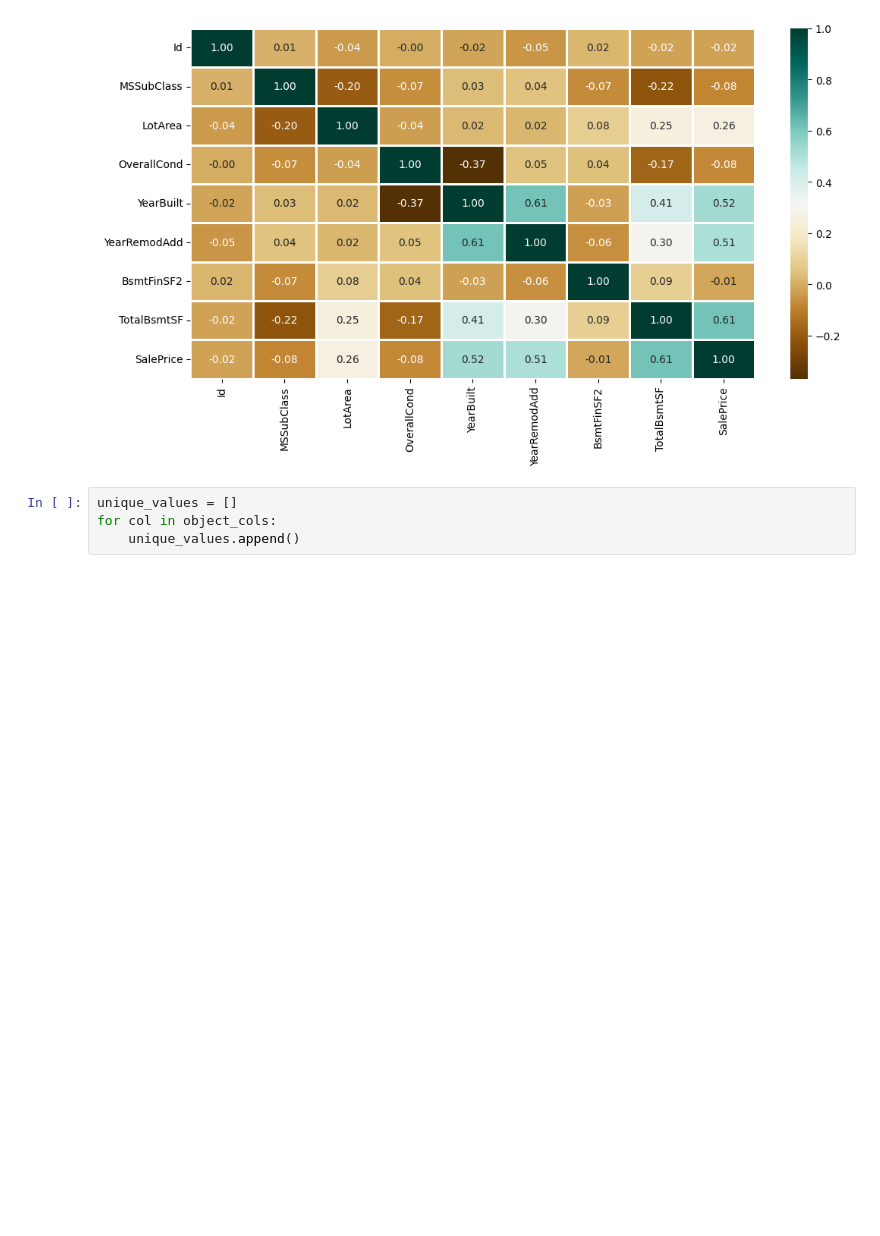
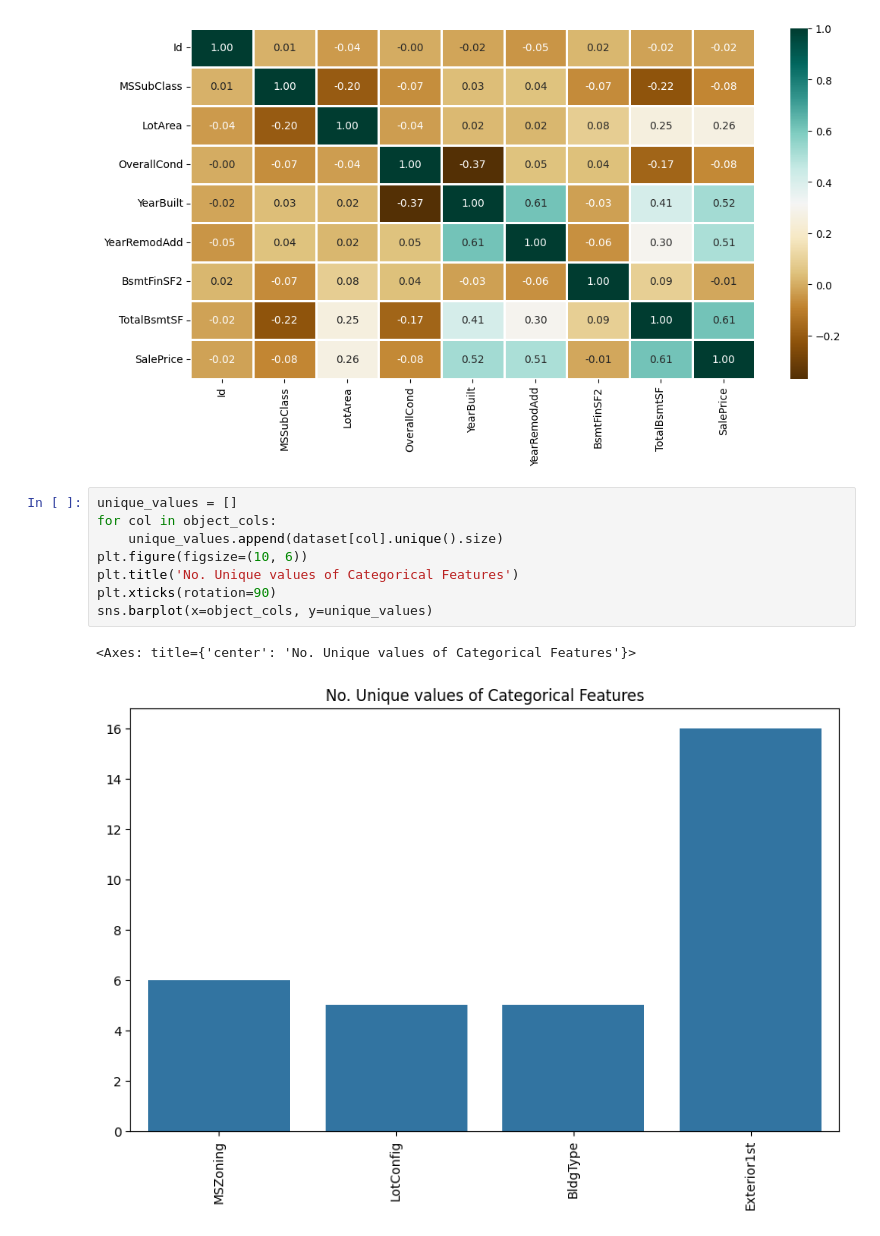
Before and after one commit to Liziye725/data_analysis_model, a Jupyter notebook: HousePricePrediction/HousePricePrediction.ipynb, the cells around one changed output. Drawn from its saved outputs; the diff is of its cells as text; blank space fills up the shorter version.

Commit message:
unique categories analysis

```diff
--- a/HousePricePrediction/HousePricePrediction.ipynb
+++ b/HousePricePrediction/HousePricePrediction.ipynb
@@ -57,7 +57,14 @@ sns.heatmap(numeric_dataset.corr(),
 # %% [output]
 <Axes: >
 [figure]
-# %%
-unique_values = []
-for col in object_cols:
-    unique_values.append()
+# %%
+unique_values = []
+for col in object_cols:
+    unique_values.append(dataset[col].unique().size)
+plt.figure(figsize=(10, 6))
+plt.title('No. Unique values of Categorical Features')
+plt.xticks(rotation=90)
+sns.barplot(x=object_cols, y=unique_values)
+# %% [output]
+<Axes: title={'center': 'No. Unique values of Categorical Features'}>
+[figure, added]
```
Also changed, not shown: parts of 1 cell of this notebook.
